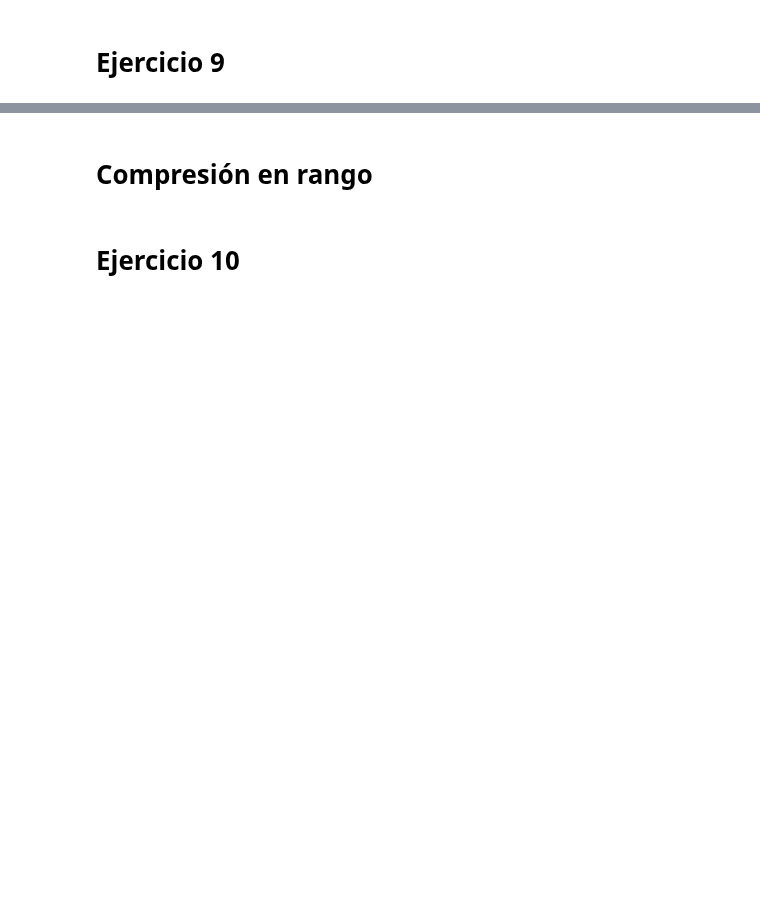
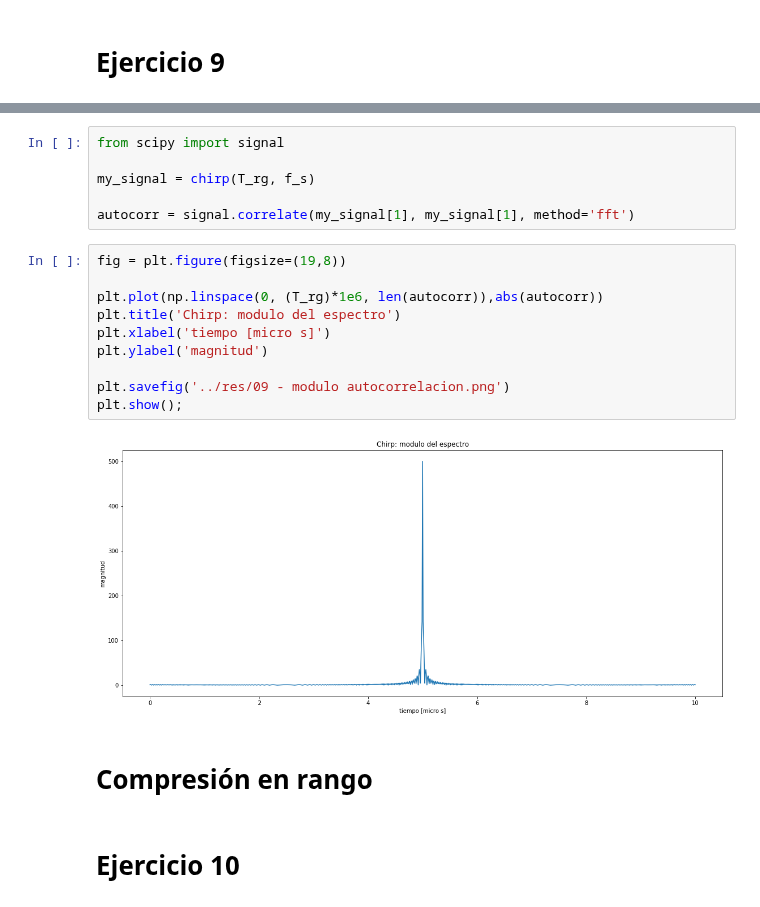
Before and after one commit to rozanecm/6674_tpFinal, a Jupyter notebook: notebooks/Ejercicios.ipynb, the cells around one changed output, grey strips where cells are left out. Cells and saved outputs as stored; diff of their text form; blank space fills up the shorter version.

```diff
--- a/notebooks/Ejercicios.ipynb
+++ b/notebooks/Ejercicios.ipynb
@@ -382,3 +425,21 @@ Similar a lo que sucede en la convolución, donde la transformada de Fourier de
+# %%
+from scipy import signal
+
+my_signal = chirp(T_rg, f_s)
+
+autocorr = signal.correlate(my_signal[1], my_signal[1], method='fft')
+# %%
+fig = plt.figure(figsize=(19,8))
+
+plt.plot(np.linspace(0, (T_rg)*1e6, len(autocorr)),abs(autocorr))
+plt.title('Chirp: modulo del espectro')
+plt.xlabel('tiempo [micro s]')
+plt.ylabel('magnitud')
+
+plt.savefig('../res/09 - modulo autocorrelacion.png')
+plt.show();
+# %% [output]
+[figure, added]
 # %% [markdown]
 # Compresión en rango
 # %% [markdown]
```
Also changed, not shown: parts of 18 cells of this notebook, 6 other files.
